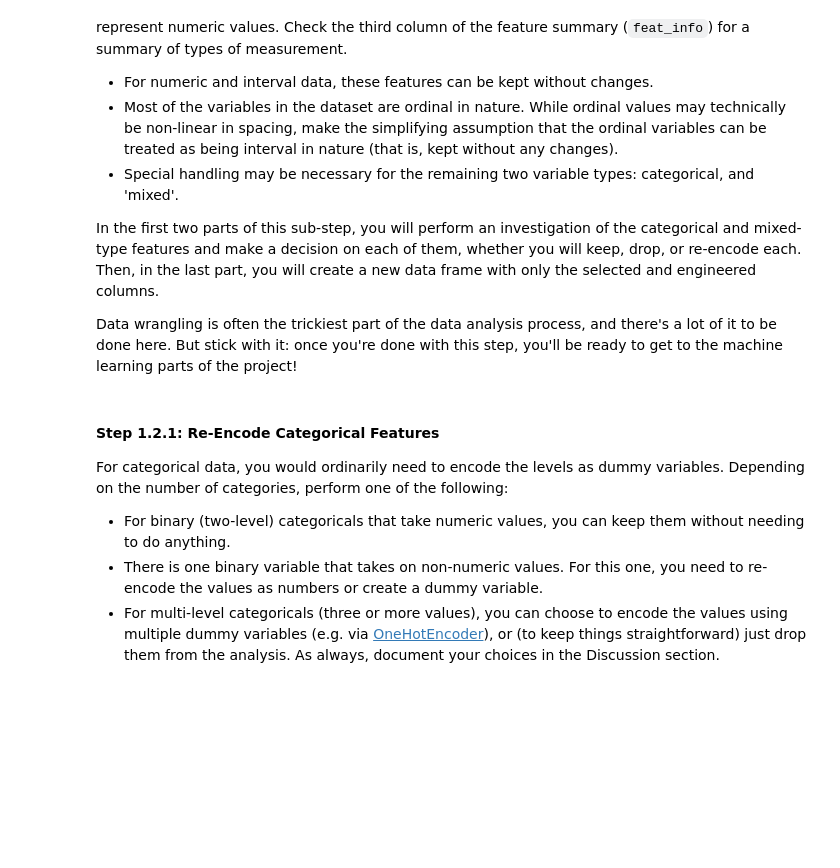
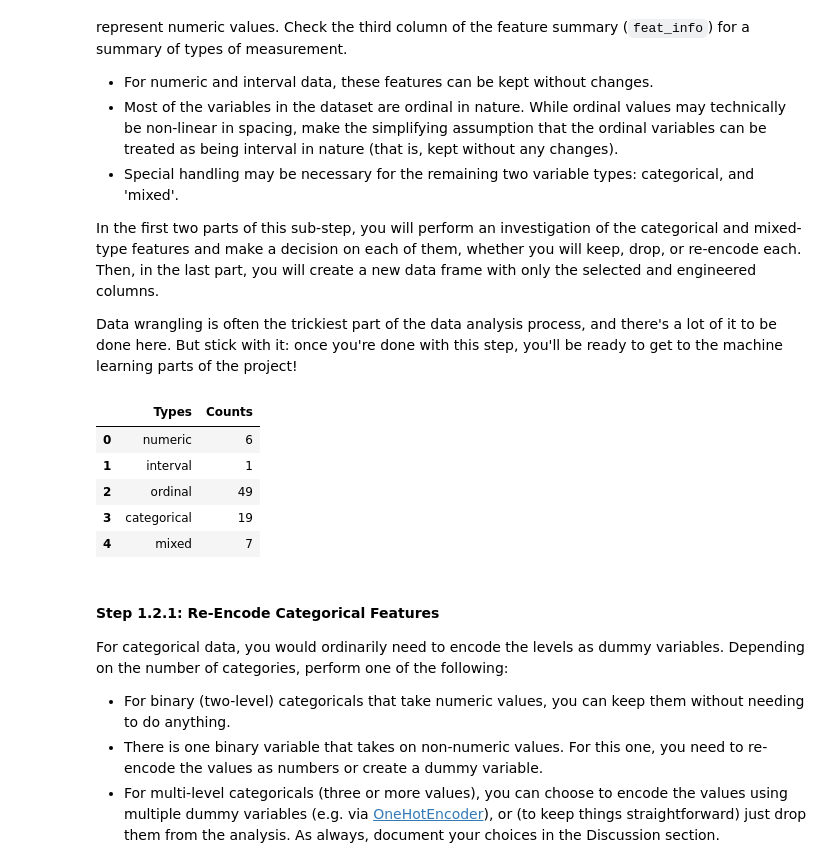
Before and after one commit to alexgeorgousis/customer-segments, a Jupyter notebook: Identify_Customer_Segments.ipynb, the cells around one changed output. Saved outputs shown, nothing was run; the diff lists cells and outputs as text; code cells hidden in the pictures; blank space fills up the shorter version.

```diff
--- a/Identify_Customer_Segments.ipynb
+++ b/Identify_Customer_Segments.ipynb
@@ -273,3 +261,21 @@ Data wrangling is often the trickiest part of the data analysis process, and the
+# %%
+# How many features are there of each data type?
+feat_type = feat_info["type"]
+
+types = ["numeric", "interval", "ordinal", "categorical", "mixed"]
+type_counts = [feat_type[feat_type == t].size for t in types]
+
+types_dict = {"Types": pd.Series(data=types), "Counts": pd.Series(data=type_counts)}
+types_df = pd.DataFrame(types_dict)
+
+display(types_df)
+# %% [output]
+|  | Types | Counts |
+| 0 | numeric | 6 |
+| 1 | interval | 1 |
+| 2 | ordinal | 49 |
+| 3 | categorical | 19 |
+| 4 | mixed | 7 |
 # %% [markdown]
 #### Step 1.2.1: Re-Encode Categorical Features
 
```
Also changed, not shown: parts of 14 cells of this notebook.
